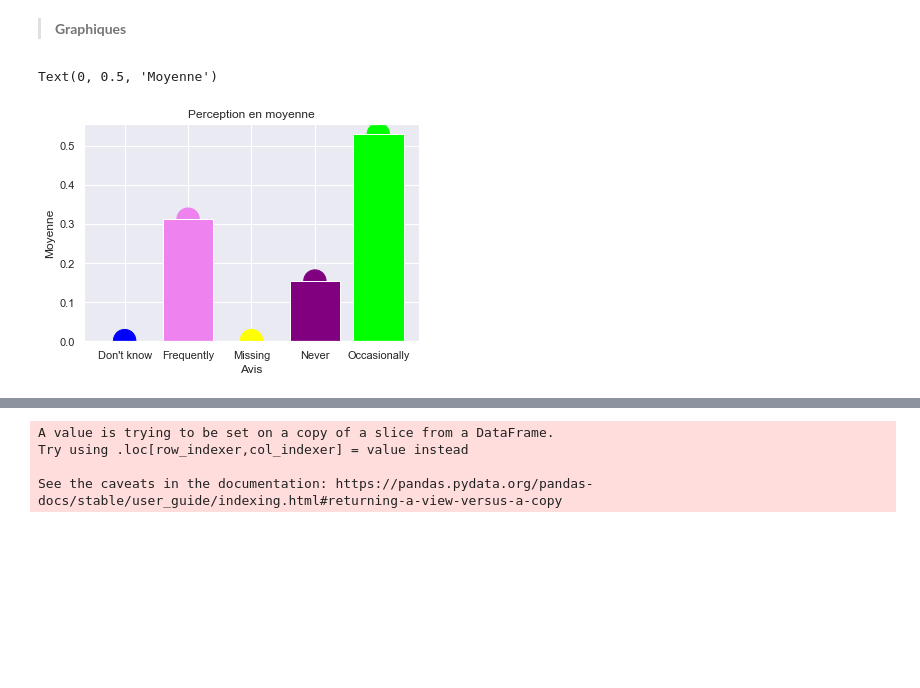
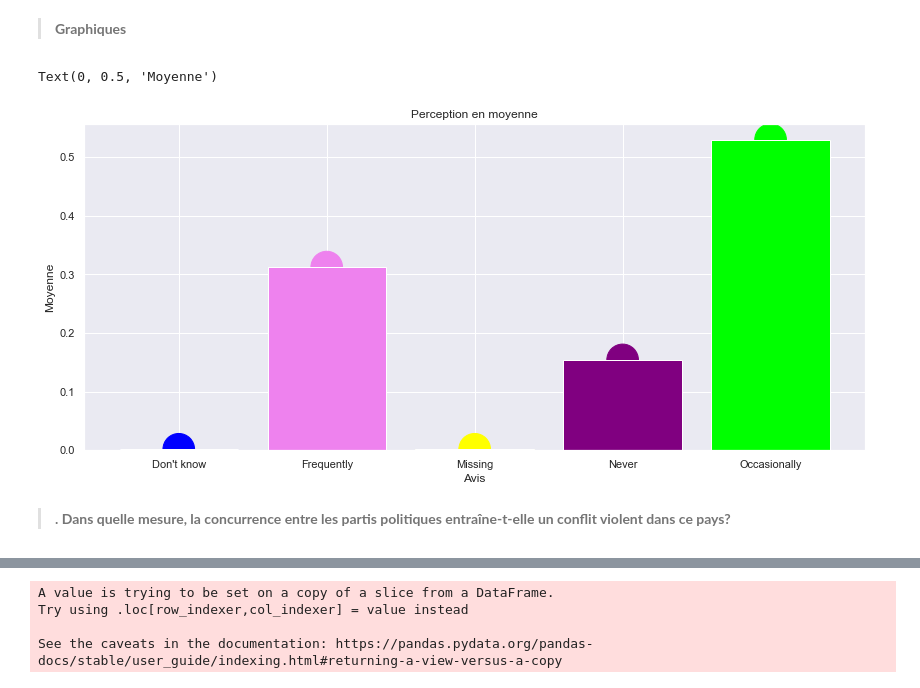
Before and after one commit to ikhalild/Data-analysis-with-python, a Jupyter notebook: manipulation.ipynb, the cells around one changed output, grey strips where cells are left out. Cells and saved outputs as stored; diff of their text form; code cells hidden in the pictures; blank space fills up the shorter version.

Commit message:
Relation entre concurrence politique et violence

```diff
--- a/manipulation.ipynb
+++ b/manipulation.ipynb
@@ -571,15 +571,17 @@ x1
 # %%
 Perception1= ["Don't know","Frequently","Missing","Never","Occasionally"]
 Moyenne1= x1.iloc[1]
 %matplotlib inline
 import matplotlib.pyplot as plt
-
+plt.figure(figsize = (14 , 6))
 couleursx1 = ["blue", "violet","yellow","purple","#00FF00"]
-plt.scatter(Perception1, Moyenne1, marker="o", color= couleursx1, s = 500)
+plt.scatter(Perception1, Moyenne1, marker="o", color= couleursx1, s = 1000)
 plt.bar(Perception1,Moyenne1, color = couleursx1)
 plt.title("Perception en moyenne")
 plt.xlabel("Avis")
 plt.ylabel("Moyenne")
 # %% [output]
 Text(0, 0.5, 'Moyenne')
-[figure, old version]
+[figure, new version]
+# %% [markdown]
+>**. Dans quelle mesure, la concurrence entre les partis politiques entraîne-t-elle un conflit violent dans ce pays?**
```
Also changed, not shown: parts of 2 cells of this notebook.
